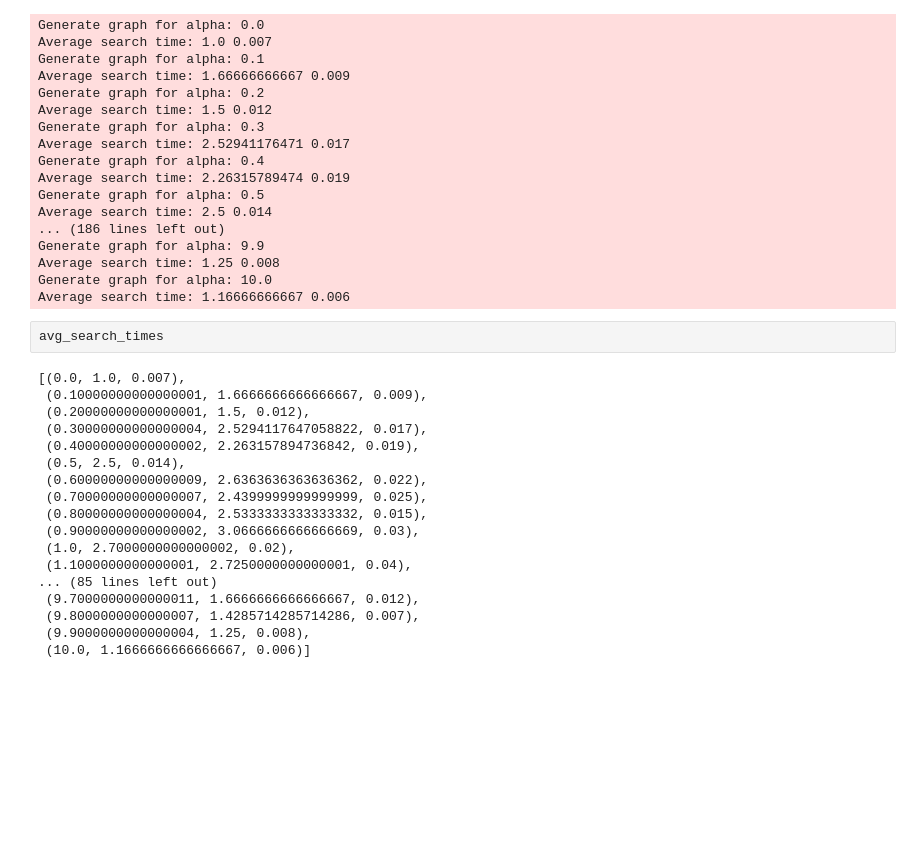
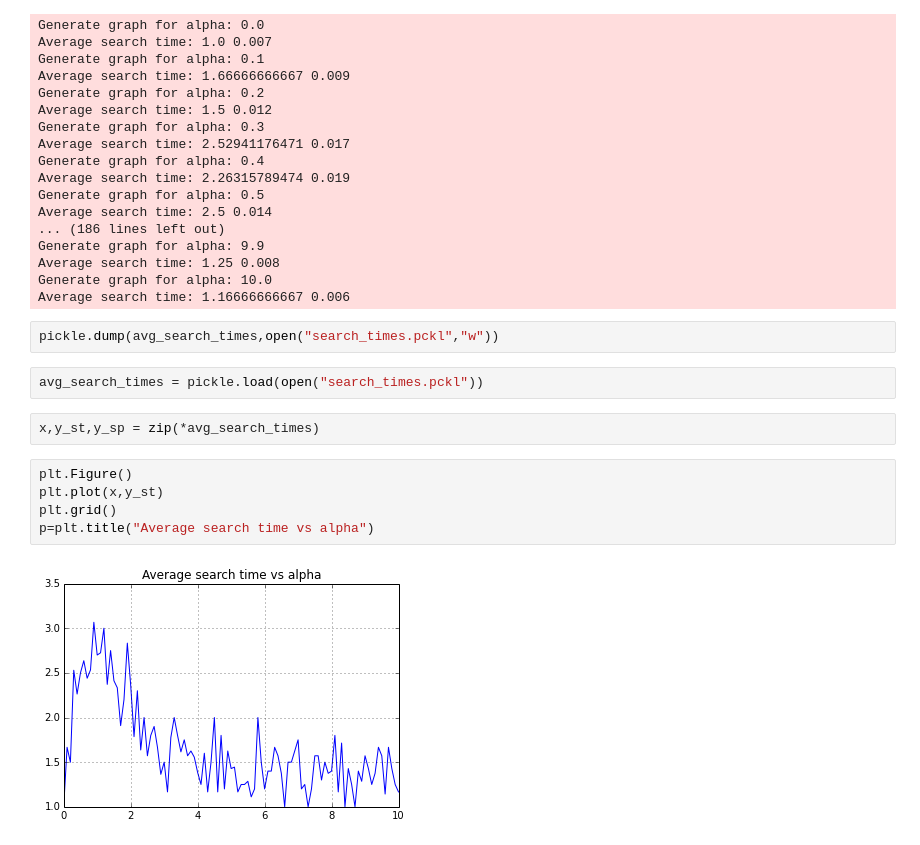
Before and after one commit to plusbzz/cs224w-hw1, a Jupyter notebook: Q3/HW1_Q3.ipynb, the cells around one changed output. Saved outputs shown, nothing was run; the diff lists cells and outputs as text; blank space fills up the shorter version.

Commit message:
Plots for Q3

```diff
--- a/Q3/HW1_Q3.ipynb
+++ b/Q3/HW1_Q3.ipynb
@@ -150,23 +150,16 @@ Generate graph for alpha: 9.9
 Average search time: 1.25 0.008
 Generate graph for alpha: 10.0
 Average search time: 1.16666666667 0.006
-# %%
-avg_search_times
-# %% [output]
-[(0.0, 1.0, 0.007),
- (0.10000000000000001, 1.6666666666666667, 0.009),
- (0.20000000000000001, 1.5, 0.012),
- (0.30000000000000004, 2.5294117647058822, 0.017),
- (0.40000000000000002, 2.263157894736842, 0.019),
- (0.5, 2.5, 0.014),
- (0.60000000000000009, 2.6363636363636362, 0.022),
- (0.70000000000000007, 2.4399999999999999, 0.025),
- (0.80000000000000004, 2.5333333333333332, 0.015),
- (0.90000000000000002, 3.0666666666666669, 0.03),
- (1.0, 2.7000000000000002, 0.02),
- (1.1000000000000001, 2.7250000000000001, 0.04),
-... (85 lines left out)
- (9.7000000000000011, 1.6666666666666667, 0.012),
- (9.8000000000000007, 1.4285714285714286, 0.007),
- (9.9000000000000004, 1.25, 0.008),
- (10.0, 1.1666666666666667, 0.006)]
+# %%
+pickle.dump(avg_search_times,open("search_times.pckl","w"))
+# %%
+avg_search_times = pickle.load(open("search_times.pckl"))
+# %%
+x,y_st,y_sp = zip(*avg_search_times)
+# %%
+plt.Figure()
+plt.plot(x,y_st)
+plt.grid()
+p=plt.title("Average search time vs alpha")
+# %% [output]
+[figure, added]
```
Also changed, not shown: parts of 1 cell of this notebook, 1 other file.
